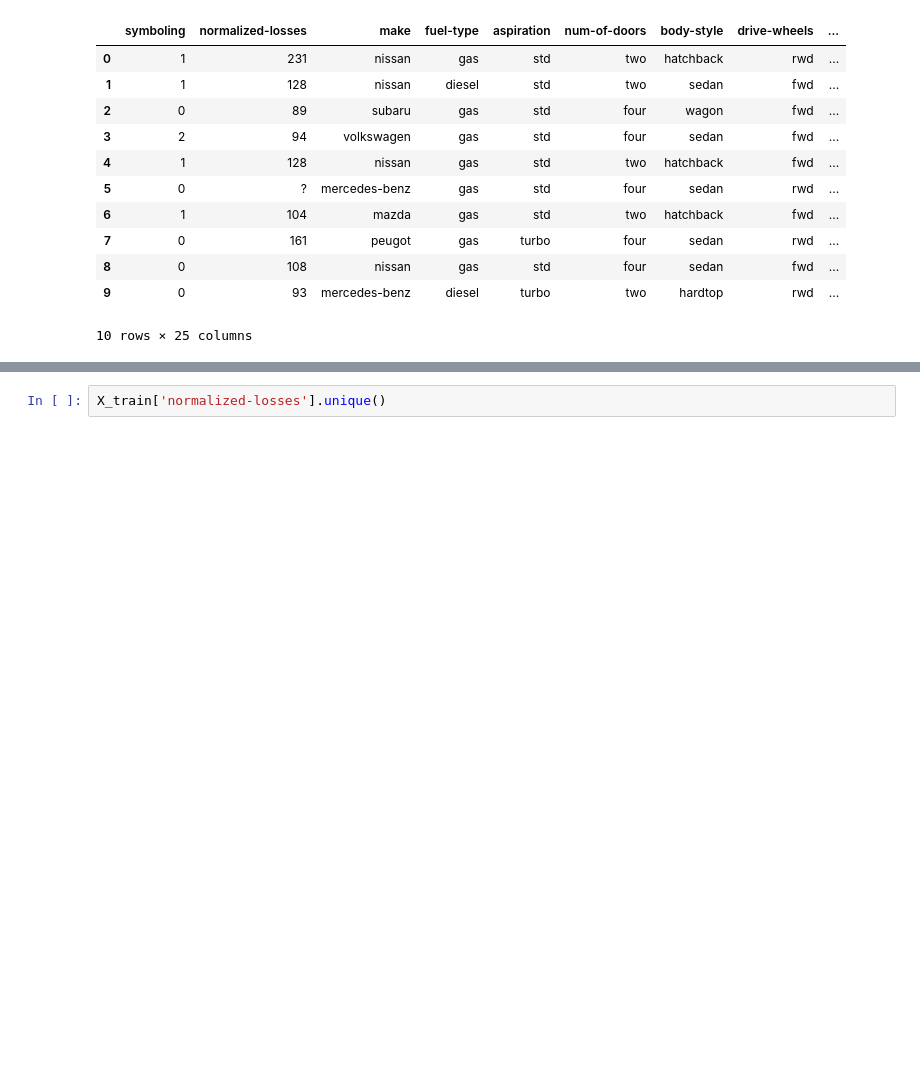
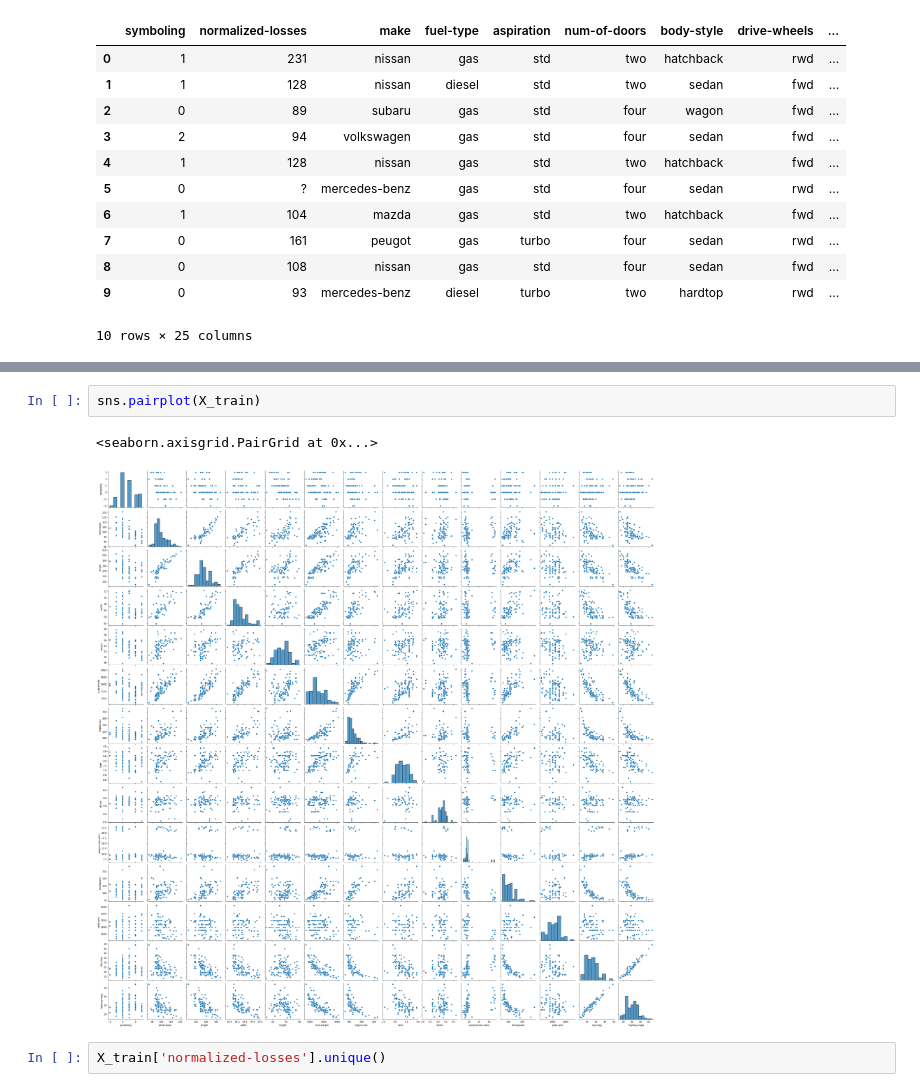
Before and after one commit to LavleethCV/Projects, a Jupyter notebook: Car_Price.ipynb, the cells around one changed output, grey strips where cells are left out. Drawn from its saved outputs; the diff is of its cells as text; blank space fills up the shorter version.

```diff
--- a/Car_Price.ipynb
+++ b/Car_Price.ipynb
@@ -185,3 +225,8 @@ X_train.head(10)
+# %%
+sns.pairplot(X_train)
+# %% [output]
+<seaborn.axisgrid.PairGrid at 0x...>
+[figure, added]
 # %%
 X_train['normalized-losses'].unique()
 # %% [output]
```
Also changed, not shown: parts of 17 cells of this notebook.
